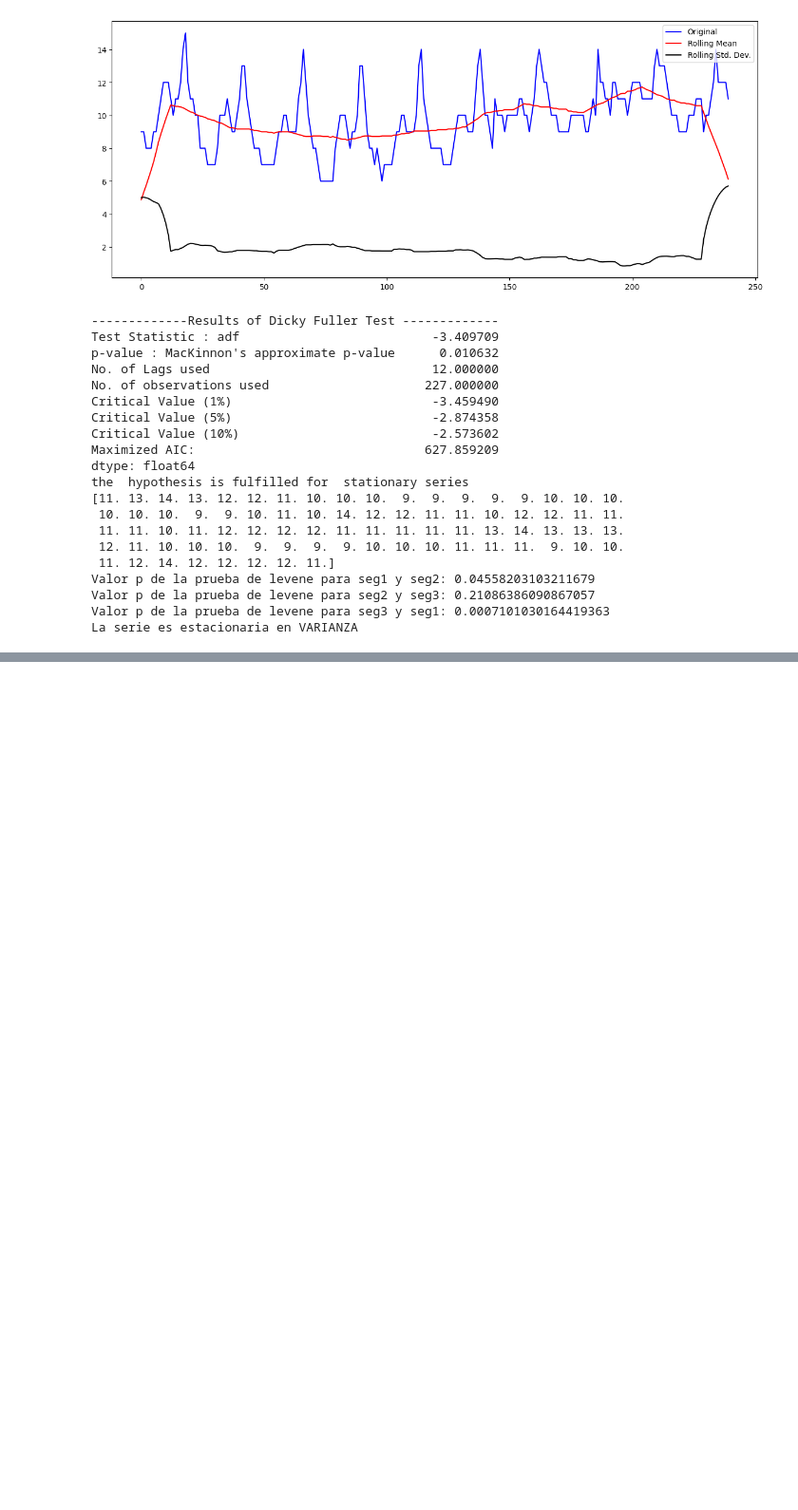
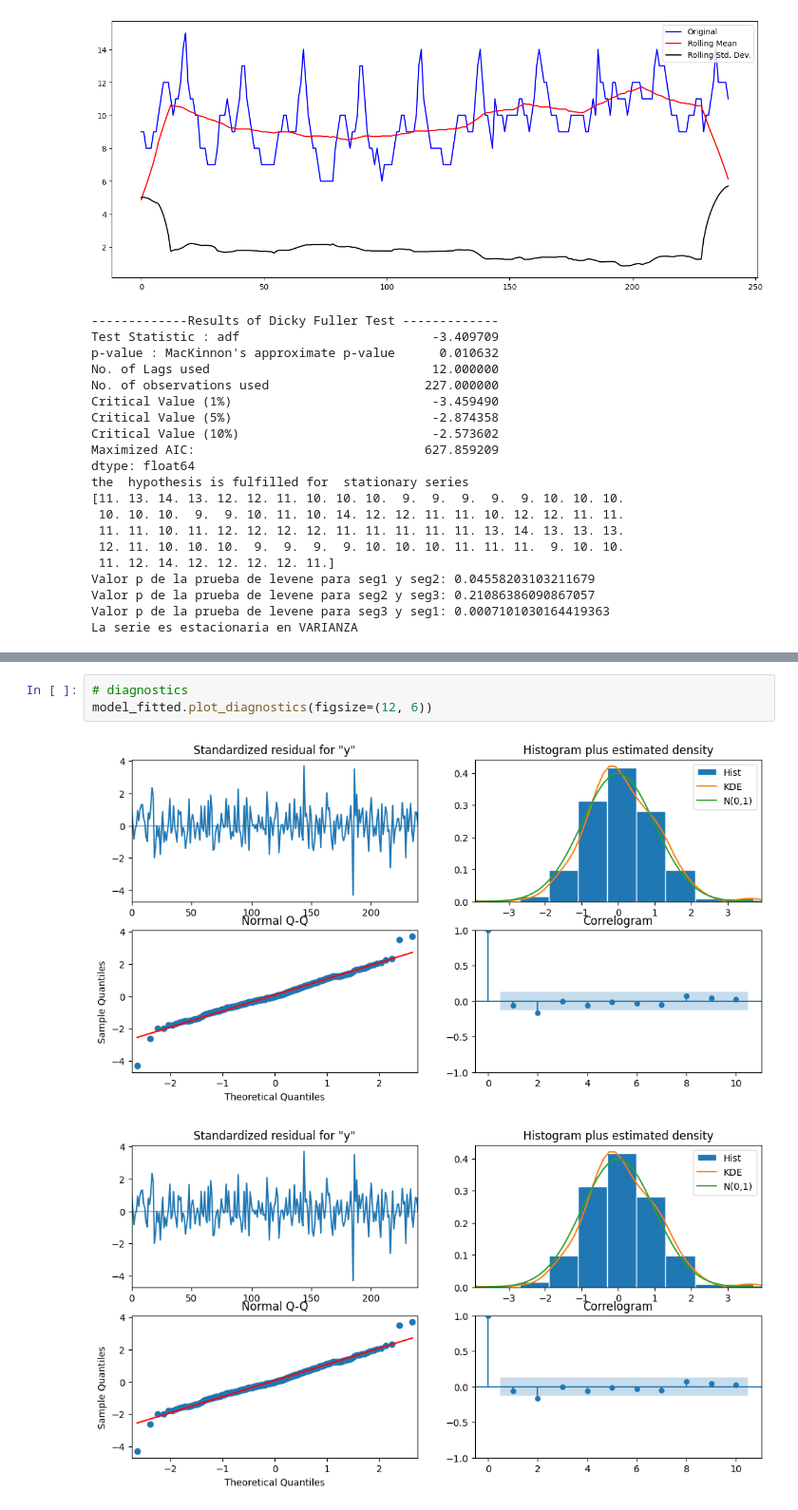
Before and after one commit to Millares95/Investigation_Code, a Jupyter notebook: ultimate_ARIMA_Forcast.ipynb, the cells around one changed output, grey strips where cells are left out. Shown: that part at 95% size. Drawn from its saved outputs; the diff is of its cells as text; blank space fills up the shorter version.

```diff
--- a/ultimate_ARIMA_Forcast.ipynb
+++ b/ultimate_ARIMA_Forcast.ipynb
@@ -382,0 +485,6 @@ La serie es estacionaria en VARIANZA
+# %%
+# diagnostics
+model_fitted.plot_diagnostics(figsize=(12, 6))
+# %% [output]
+[figure, added]
+[figure, added]
```
Also changed, not shown: parts of 5 cells of this notebook.
